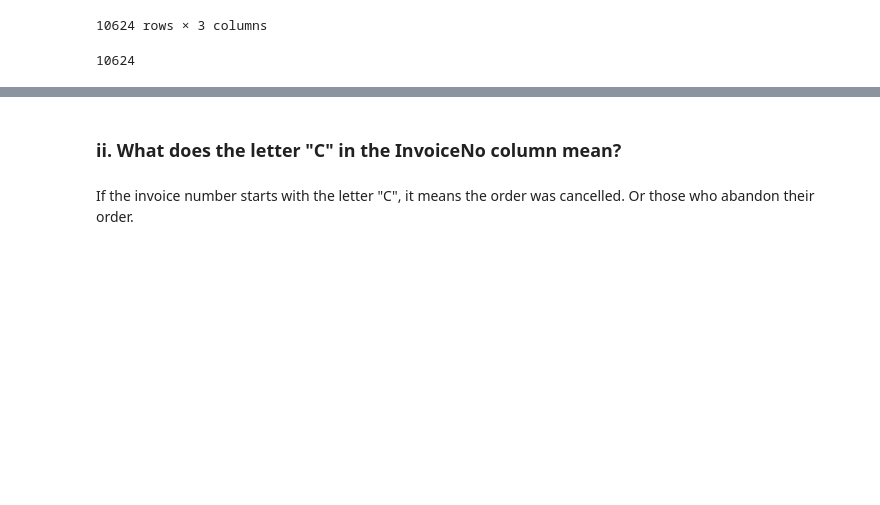
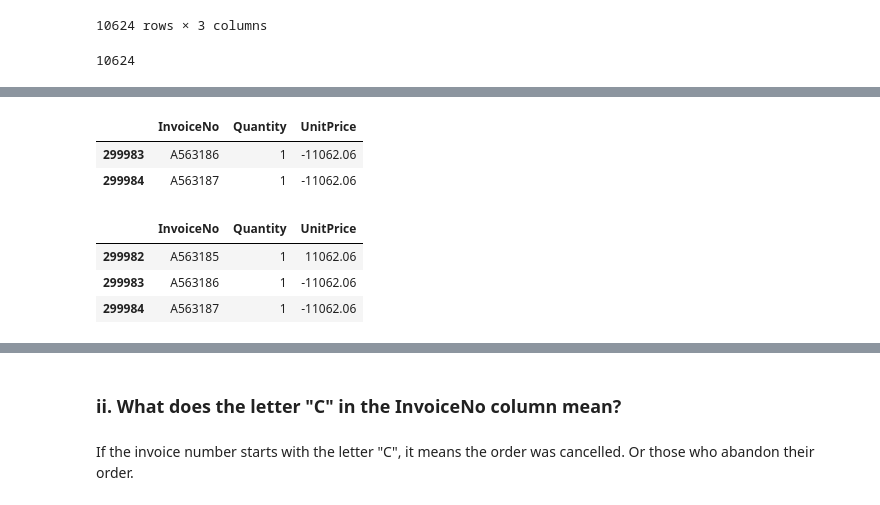
Before and after one commit to Ertugrul-Kurubal/Machine-Learning, a Jupyter notebook: Project/Capstone Project/Customer Segmentation Capstone.ipynb, the cells around one changed output, grey strips where cells are left out. Drawn from its saved outputs; the diff is of its cells as text; code cells hidden in the pictures; blank space fills up the shorter version.

Commit message:
neg quantity and price

```diff
--- a/Project/Capstone Project/Customer Segmentation Capstone.ipynb
+++ b/Project/Capstone Project/Customer Segmentation Capstone.ipynb
@@ -273 +288,15 @@ len(InvQUnit[InvQUnit.Quantity<0])
+# %%
+neg_unit = InvQUnit[InvQUnit.UnitPrice<0]
+neg_unit
+# %% [output]
+|  | InvoiceNo | Quantity | UnitPrice |
+| 299983 | A563186 | 1 | -11062.06 |
+| 299984 | A563187 | 1 | -11062.06 |
+# %%
+InvQUnit[InvQUnit.InvoiceNo.str.contains("A", na=False)]
+# %% [output]
+|  | InvoiceNo | Quantity | UnitPrice |
+| 299982 | A563185 | 1 | 11062.06 |
+| 299983 | A563186 | 1 | -11062.06 |
+| 299984 | A563187 | 1 | -11062.06 |
 # %%
```
Also changed, not shown: parts of 7 cells of this notebook.
